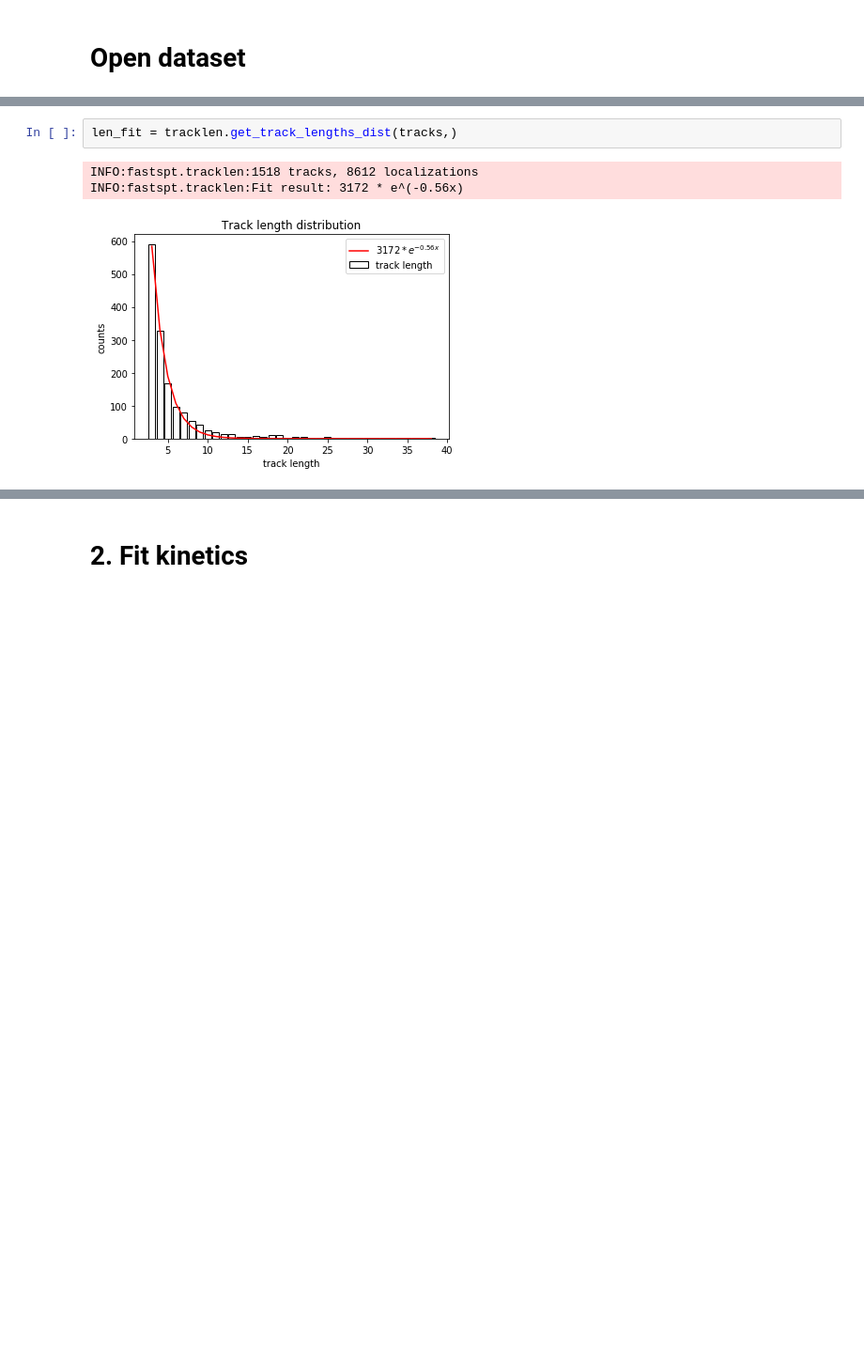
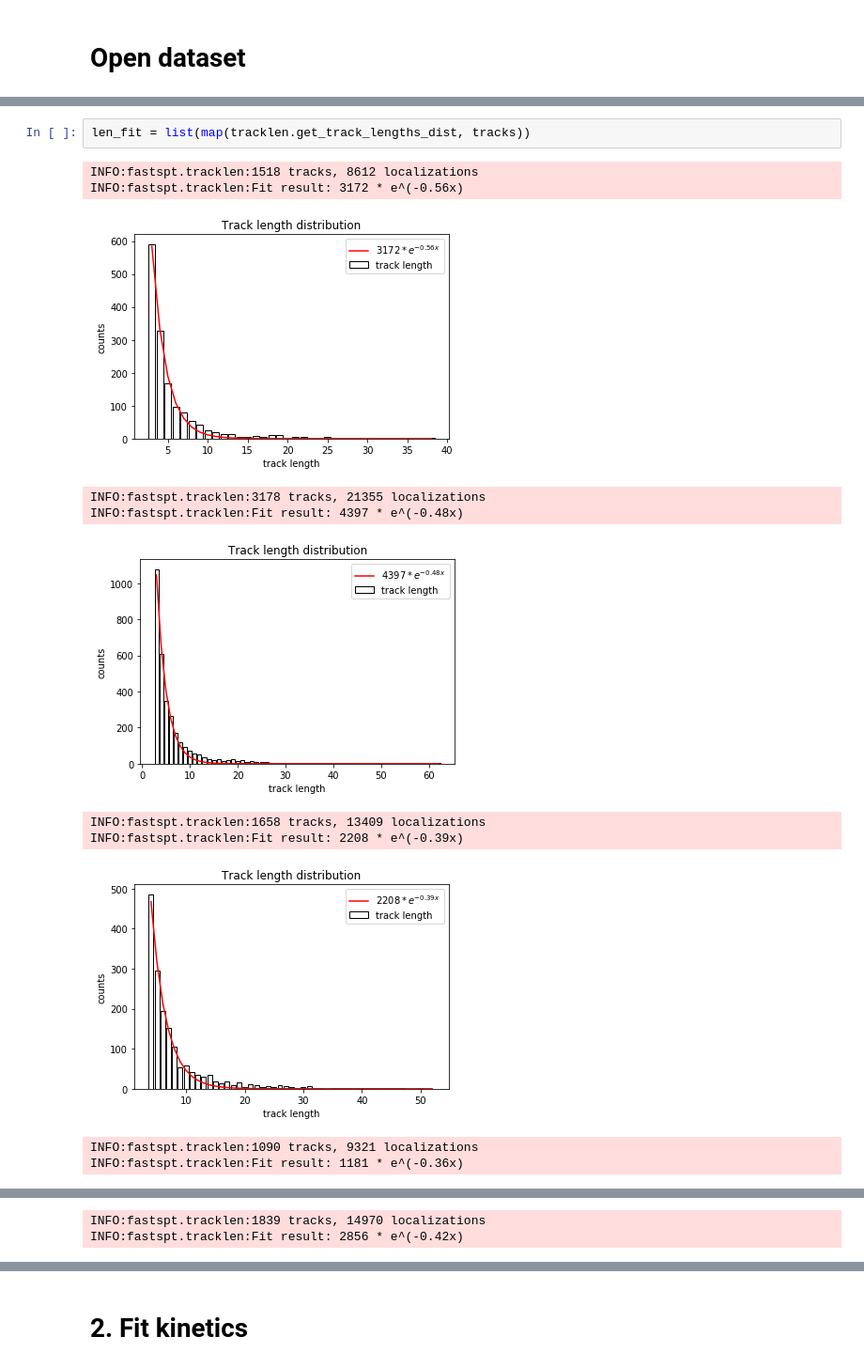
Before and after one commit to aaristov/Spot-On-Cli, a Jupyter notebook: examples/fit_trackmate_data.ipynb, the cells around one changed output, grey strips where cells are left out. Shown at 94% size. Saved outputs shown, nothing was run; the diff lists cells and outputs as text; blank space fills up the shorter version.

```diff
--- a/examples/fit_trackmate_data.ipynb
+++ b/examples/fit_trackmate_data.ipynb
@@ -30,6 +38,14 @@ tracks = readers.read_trackmate_xml(path)
 # %%
-len_fit = tracklen.get_track_lengths_dist(tracks,)
+len_fit = list(map(tracklen.get_track_lengths_dist, tracks))
 # %% [output]
 INFO:fastspt.tracklen:1518 tracks, 8612 localizations
 INFO:fastspt.tracklen:Fit result: 3172 * e^(-0.56x)
 [figure]
+INFO:fastspt.tracklen:3178 tracks, 21355 localizations
+INFO:fastspt.tracklen:Fit result: 4397 * e^(-0.48x)
+[figure, added]
+INFO:fastspt.tracklen:1658 tracks, 13409 localizations
+INFO:fastspt.tracklen:Fit result: 2208 * e^(-0.39x)
+[figure, added]
+INFO:fastspt.tracklen:1090 tracks, 9321 localizations
+INFO:fastspt.tracklen:Fit result: 1181 * e^(-0.36x)
@@ -35,0 +53,2 @@ INFO:fastspt.tracklen:Fit result: 3172 * e^(-0.56x)
+INFO:fastspt.tracklen:1839 tracks, 14970 localizations
+INFO:fastspt.tracklen:Fit result: 2856 * e^(-0.42x)
```
Also changed, not shown: parts of 12 cells of this notebook.
